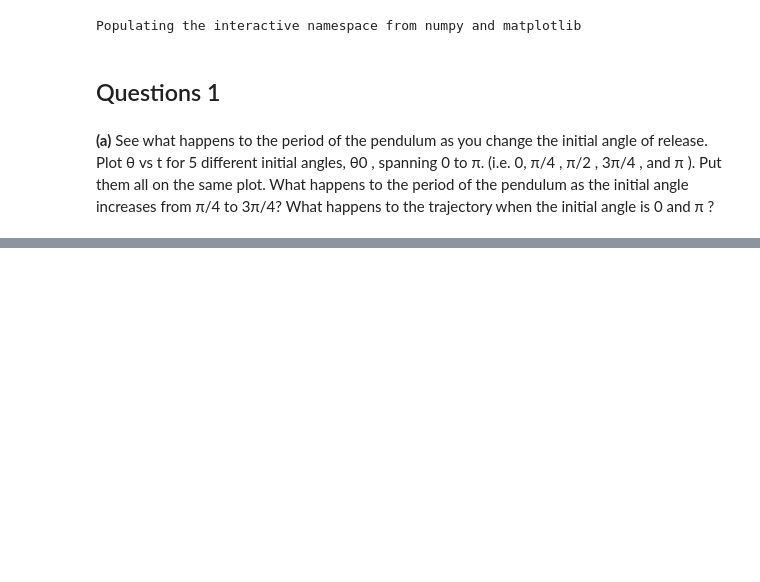
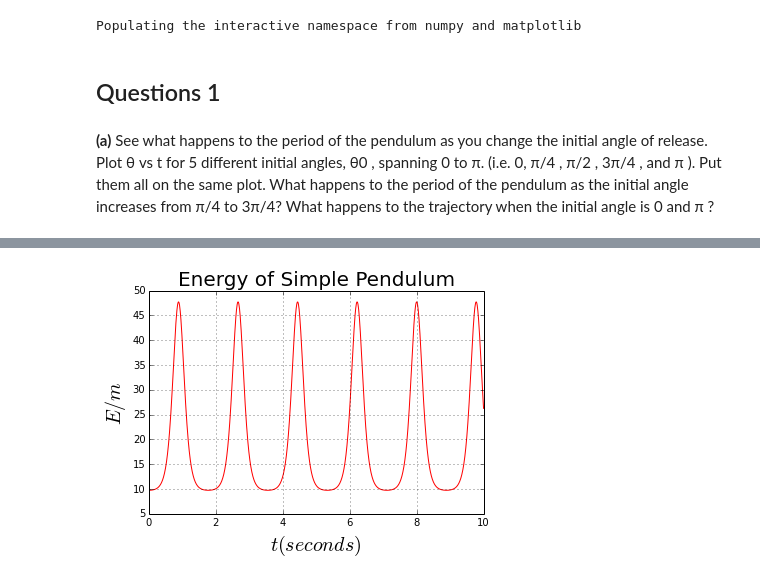
Before and after one commit to pnguye41/PHYS202-S14, a Jupyter notebook: SciPy/ODEExercises.ipynb, the cells around one changed output, grey strips where cells are left out. Cells and saved outputs as stored; diff of their text form; code cells hidden in the pictures; blank space fills up the shorter version.

```diff
--- a/SciPy/ODEExercises.ipynb
+++ b/SciPy/ODEExercises.ipynb
@@ -35,0 +99,9 @@ print theta.shape
+# %%
+plt.plot(t,g*ell*(1-np.cos(theta[:,0]) + (0.5*(ell**2)*((theta[:,1])**2))),'r-')
+plt.title("Energy of Simple Pendulum",fontsize=20)
+plt.xlabel(r"$t(seconds)$",fontsize=20)
+plt.ylabel(r"$E/m$",fontsize=20)
+plt.grid()
+plt.show()
+# %% [output]
+[figure, added]
```
Also changed, not shown: parts of 10 cells of this notebook, 3 other files.
